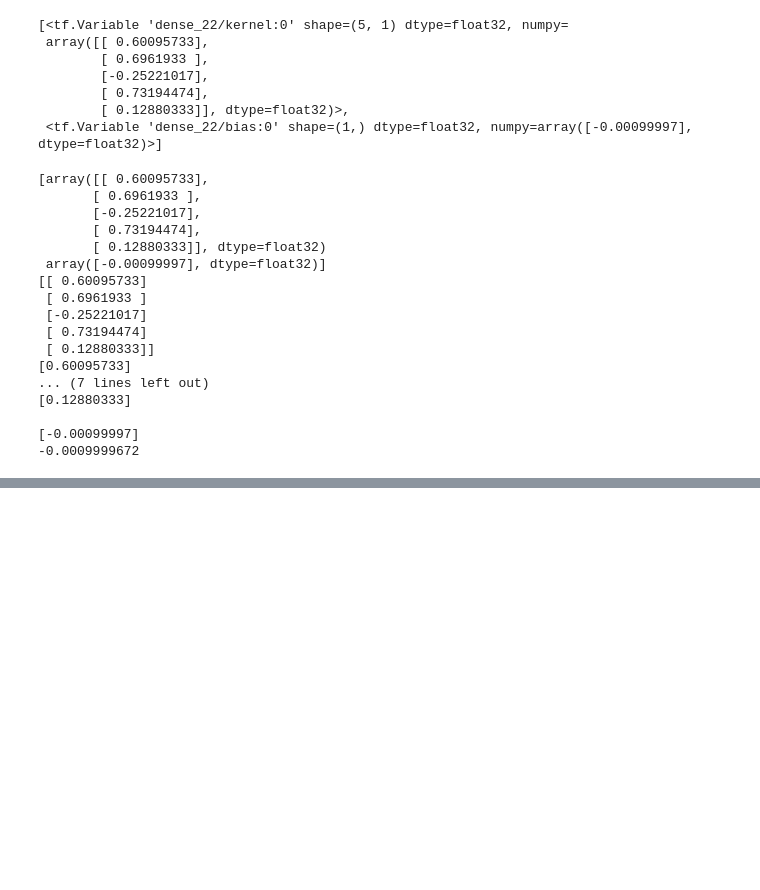
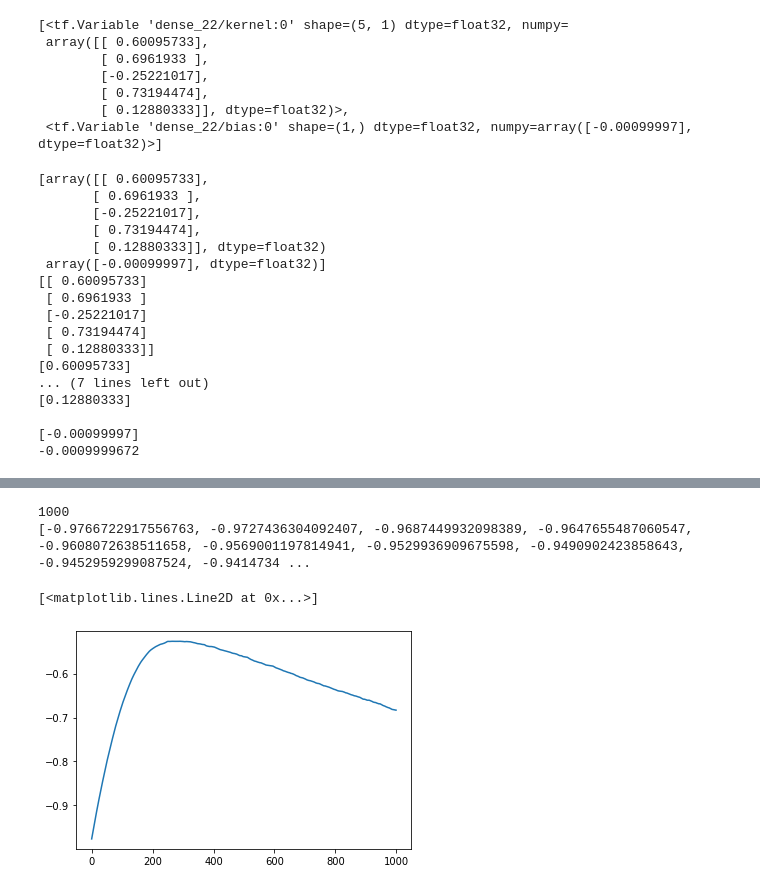
Before and after one commit to ANSH-RIYAL/AsymptoticExtrapolation, a Jupyter notebook: Single Layer Dense Network.ipynb, the cells around one changed output, grey strips where cells are left out. Drawn from its saved outputs; the diff is of its cells as text; code cells hidden in the pictures; blank space fills up the shorter version.

```diff
--- a/Single Layer Dense Network.ipynb
+++ b/Single Layer Dense Network.ipynb
@@ -225,0 +240,12 @@ plt.plot(a1)
+# %%
+a3 = []
+for i in range(int(npTA.shape[0])):
+    a3.append(float(npTA[i][0][2]))
+print(len(a3))
+print(a3[:10])
+plt.plot(a3)
+# %% [output]
+1000
+[-0.9766722917556763, -0.9727436304092407, -0.9687449932098389, -0.9647655487060547, -0.9608072638511658, -0.9569001197814941, -0.9529936909675598, -0.9490902423858643, -0.9452959299087524, -0.9414734 ...
+[<matplotlib.lines.Line2D at 0x...>]
+[figure, added]
```
Also changed, not shown: parts of 13 cells of this notebook.
